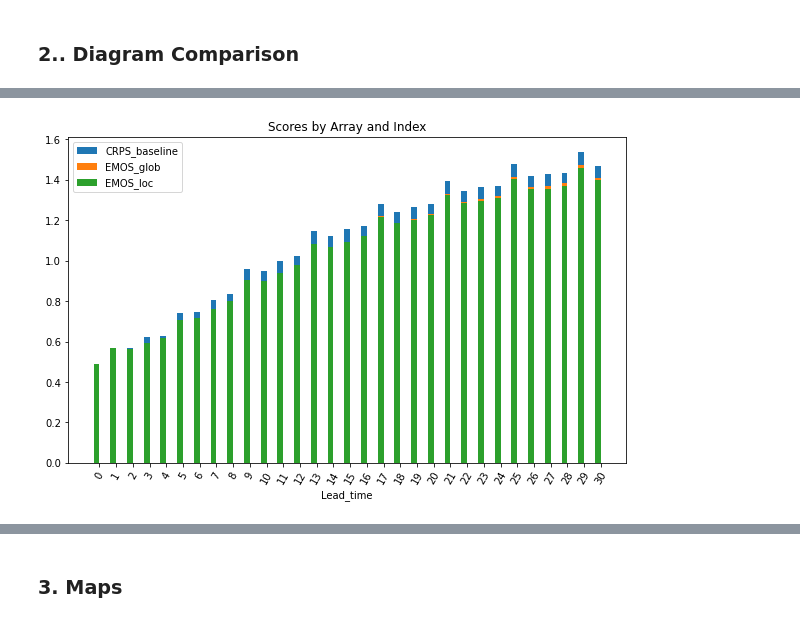
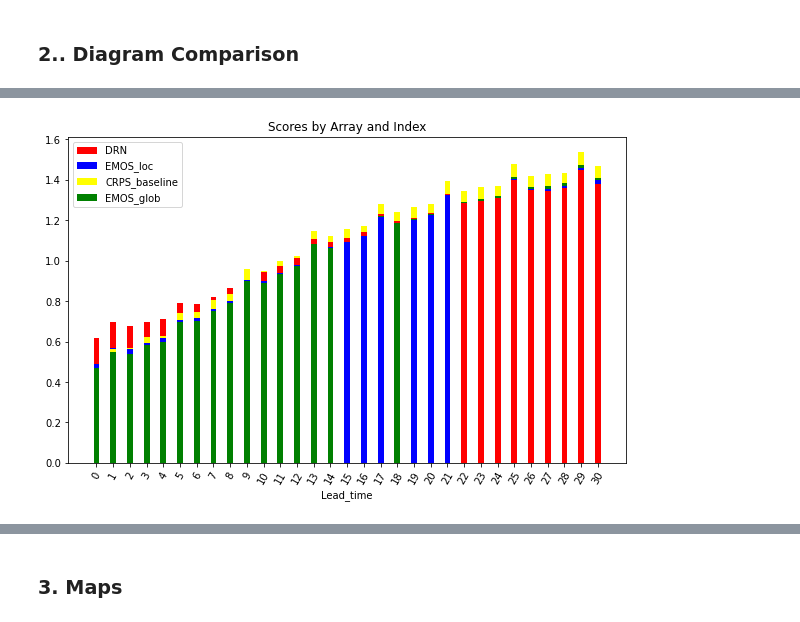
Before and after one commit to cleveryangcong/Bachelor_Thesis, a Jupyter notebook: notebooks/reports/1.1-dc-score_visualization_final.ipynb, the cells around one changed output, grey strips where cells are left out. Saved outputs shown, nothing was run; the diff lists cells and outputs as text; code cells hidden in the pictures.

Commit message:
Checkout new DRN scores

```diff
--- a/notebooks/reports/1.1-dc-score_visualization_final.ipynb
+++ b/notebooks/reports/1.1-dc-score_visualization_final.ipynb
@@ -59,12 +81,12 @@ DRN_scores_t2m = DRN_load_score("t2m")
 def bar_chart_all_scores(var_name, binned=False, models=[True, True, True, True]):
     """
     Plot a bar chart with all of the mean scores over the lead_times. Either binned or not
-Args:
-    var_name (str): Variable name to use for comparison
-    binned (bool): Whether to bin the lead_times together in bins of 5 or not
-    models (list): Which models to add to the graph.
-Returns:
-    None
+    Args:
+        var_name (str): Variable name to use for comparison
+        binned (bool): Whether to bin the lead_times together in bins of 5 or not
+        models (list): Which models to add to the graph.
+    Returns:
+        None
     """
     # Load all scores
     load_funcs = [
@@ -77,6 +99,7 @@ Returns:
     for count, boolean in enumerate(models):
         if boolean:
             all_scores.append(load_funcs[count](var_name))
+
     # All same shape: (31, 120, 130)
     # Making mean scores:
     all_scores_mean = []
@@ -108,18 +131,27 @@ Returns:
     fig, ax = plt.subplots(figsize=(10, 6))
 
     labels_all = ["CRPS_baseline", "EMOS_glob", "EMOS_loc", "DRN"]
+    colors_all = ['yellow', "green", "blue", 'red']
+
     labels_models = []
+    colors_models = []
     for count, boolean in enumerate(models):
         if boolean:
             labels_models.append(labels_all[count])
+            colors_models.append(colors_all[count])
 
-    rects = []
-    for count in range(len(labels_models)):
-        rects.append(
-            ax.bar(
-                ind - width / 2, model_scores[count], width, label=labels_models[count],
-            )
-        )
+    # Iterate through lead times
+    for lead_time in ind:
+        # Create a list of tuples (score, label, model_index, color) for current lead time
+        scores_with_labels = [(model_scores[model_index][lead_time], labels_models[model_index], model_index, colors_models[model_index])
+                              for model_index in range(len(labels_models))]
+
+        # Sort scores_with_labels in descending order
+        scores_with_labels.sort(reverse=True)
+
+        # Draw a bar for each model starting with the highest score
+        for score, label, model_index, color in scores_with_labels:
+            ax.bar(lead_time, score, width, color=color, label=f"{label}" if lead_time == 0 else "")
 
     # Add some text for labels, title and custom x-axis tick labels, etc.
     ax.set_xlabel("Lead_time")
@@ -139,8 +171,8 @@ bar_chart_all_scores("t2m", binned=False)
 [interactive output not drawn]
 # %%
-bar_chart_all_scores("ws10", binned=False, models=[True, True, True, False])
+bar_chart_all_scores("ws10", binned=False, models=[True, True, True, True])
 # %% [output]
-[figure, old version]
+[figure, new version]
 [interactive output not drawn]
 # %% [markdown]
 ### 3. Maps
```
Also changed, not shown: parts of 7 cells of this notebook.
